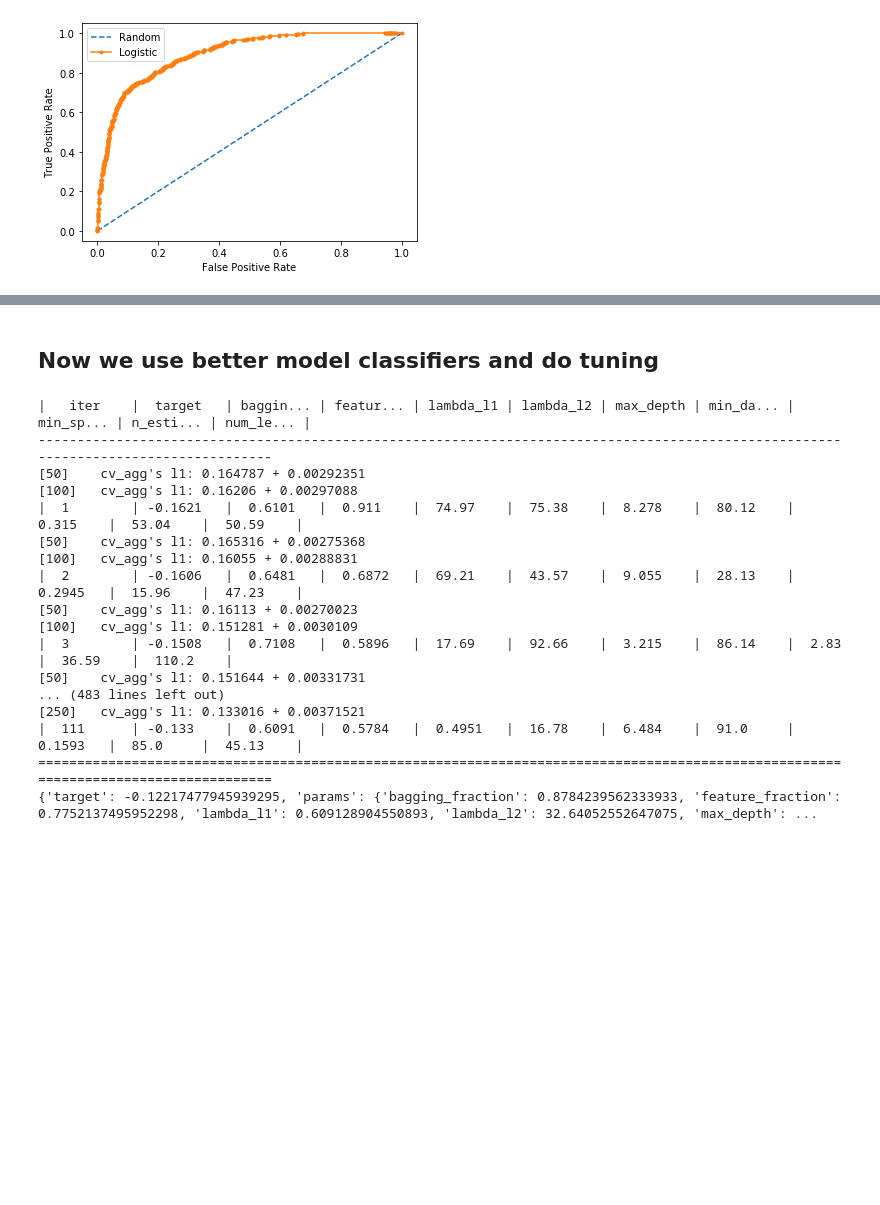
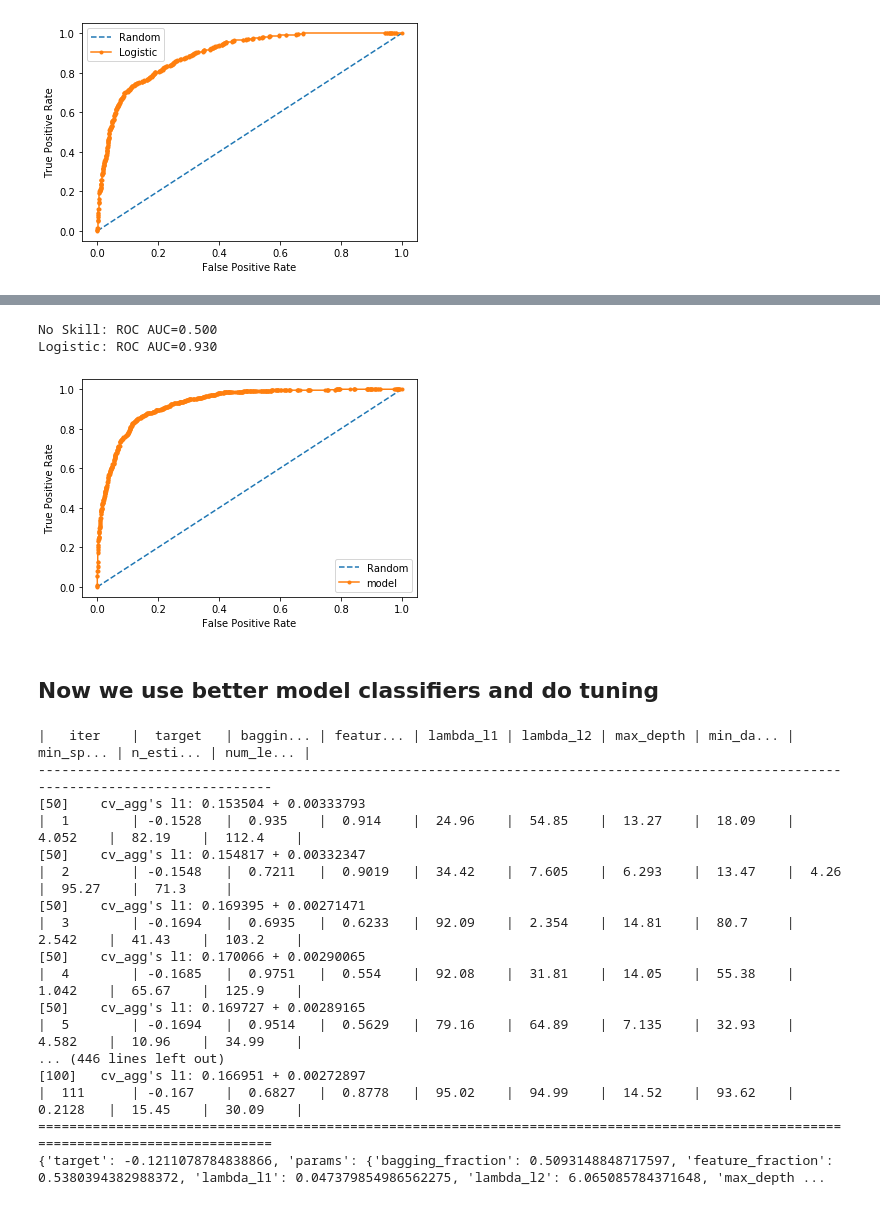
Before and after one commit to hwang018/CS5228, a Jupyter notebook: CS5228_main.ipynb, the cells around one changed output, grey strips where cells are left out. Drawn from its saved outputs; the diff is of its cells as text; code cells hidden in the pictures; blank space fills up the shorter version.

```diff
--- a/CS5228_main.ipynb
+++ b/CS5228_main.ipynb
@@ -547,0 +647,3 @@ Logistic: ROC AUC=0.895
+# %%
+x_train2,y_train2 = train_table[cols_list], train_table['Revenue']
+x_test2,y_test2 = test_table[cols_list], test_table['Revenue']
@@ -548,3 +686,17 @@ Logistic: ROC AUC=0.895
+# %%
+best_d = {'bagging_fraction': 0.5, 'feature_fraction': 1, 'max_depth': 5, 'min_data_in_leaf': 5, 'min_split_gain': 2, 'n_estimators': 50, 'num_leaves': 8}
+# %%
+optimized2 = lgb.LGBMClassifier(**best_d)
+# %%
+#baseline = GradientBoostingClassifier(learning_rate=0.1, n_estimators=100,max_depth=3, min_samples_split=2, min_samples_leaf=1, subsample=1,max_features='sqrt', random_state=10)
+optimized2.fit(x_train2,y_train2)
+predictors=list(x_train2)
+# %%
+plot_auc(train_table,test_table,'Revenue',optimized2)
+# %% [output]
+No Skill: ROC AUC=0.500
+Logistic: ROC AUC=0.930
+[figure, added]
 # %% [markdown]
 ## Now we use better model classifiers and do tuning
 # %%
@@ -585,29 +737,28 @@ lgb_bo = BayesianOptimization(
          'min_split_gain': (0, 5),
          'num_leaves': (8, 128),
          'lambda_l1': (0, 100),
-         'lambda_l2': (0, 100)}
-    )
+         'lambda_l2': (0, 100)})
 
 lgb_bo.maximize(init_points=21,n_iter=90)
 print (lgb_bo.max)
 # %% [output]
 |   iter    |  target   | baggin... | featur... | lambda_l1 | lambda_l2 | max_depth | min_da... | min_sp... | n_esti... | num_le... |
 -------------------------------------------------------------------------------------------------------------------------------------
-[50]    cv_agg's l1: 0.164787 + 0.00292351
-[100]   cv_agg's l1: 0.16206 + 0.00297088
-|  1        | -0.1621   |  0.6101   |  0.911    |  74.97    |  75.38    |  8.278    |  80.12    |  0.315    |  53.04    |  50.59    |
-[50]    cv_agg's l1: 0.165316 + 0.00275368
-[100]   cv_agg's l1: 0.16055 + 0.00288831
-|  2        | -0.1606   |  0.6481   |  0.6872   |  69.21    |  43.57    |  9.055    |  28.13    |  0.2945   |  15.96    |  47.23    |
-[50]    cv_agg's l1: 0.16113 + 0.00270023
-[100]   cv_agg's l1: 0.151281 + 0.0030109
-|  3        | -0.1508   |  0.7108   |  0.5896   |  17.69    |  92.66    |  3.215    |  86.14    |  2.83     |  36.59    |  110.2    |
-[50]    cv_agg's l1: 0.151644 + 0.00331731
-... (483 lines left out)
-[250]   cv_agg's l1: 0.133016 + 0.00371521
-|  111      | -0.133    |  0.6091   |  0.5784   |  0.4951   |  16.78    |  6.484    |  91.0     |  0.1593   |  85.0     |  45.13    |
+[50]    cv_agg's l1: 0.153504 + 0.00333793
+|  1        | -0.1528   |  0.935    |  0.914    |  24.96    |  54.85    |  13.27    |  18.09    |  4.052    |  82.19    |  112.4    |
+[50]    cv_agg's l1: 0.154817 + 0.00332347
+|  2        | -0.1548   |  0.7211   |  0.9019   |  34.42    |  7.605    |  6.293    |  13.47    |  4.26     |  95.27    |  71.3     |
+[50]    cv_agg's l1: 0.169395 + 0.00271471
+|  3        | -0.1694   |  0.6935   |  0.6233   |  92.09    |  2.354    |  14.81    |  80.7     |  2.542    |  41.43    |  103.2    |
+[50]    cv_agg's l1: 0.170066 + 0.00290065
+|  4        | -0.1685   |  0.9751   |  0.554    |  92.08    |  31.81    |  14.05    |  55.38    |  1.042    |  65.67    |  125.9    |
+[50]    cv_agg's l1: 0.169727 + 0.00289165
+|  5        | -0.1694   |  0.9514   |  0.5629   |  79.16    |  64.89    |  7.135    |  32.93    |  4.582    |  10.96    |  34.99    |
+... (446 lines left out)
+[100]   cv_agg's l1: 0.166951 + 0.00272897
+|  111      | -0.167    |  0.6827   |  0.8778   |  95.02    |  94.99    |  14.52    |  93.62    |  0.2128   |  15.45    |  30.09    |
 =====================================================================================================================================
-{'target': -0.12217477945939295, 'params': {'bagging_fraction': 0.8784239562333933, 'feature_fraction': 0.7752137495952298, 'lambda_l1': 0.609128904550893, 'lambda_l2': 32.64052552647075, 'max_depth': ...
+{'target': -0.1211078784838866, 'params': {'bagging_fraction': 0.5093148848717597, 'feature_fraction': 0.5380394382988372, 'lambda_l1': 0.047379854986562275, 'lambda_l2': 6.065085784371648, 'max_depth ...
 # %%
 train_features = train_features.reset_index().drop(columns='index')
 train_target = train_target.reset_index()['Revenue']
```
Also changed, not shown: parts of 11 cells of this notebook.
